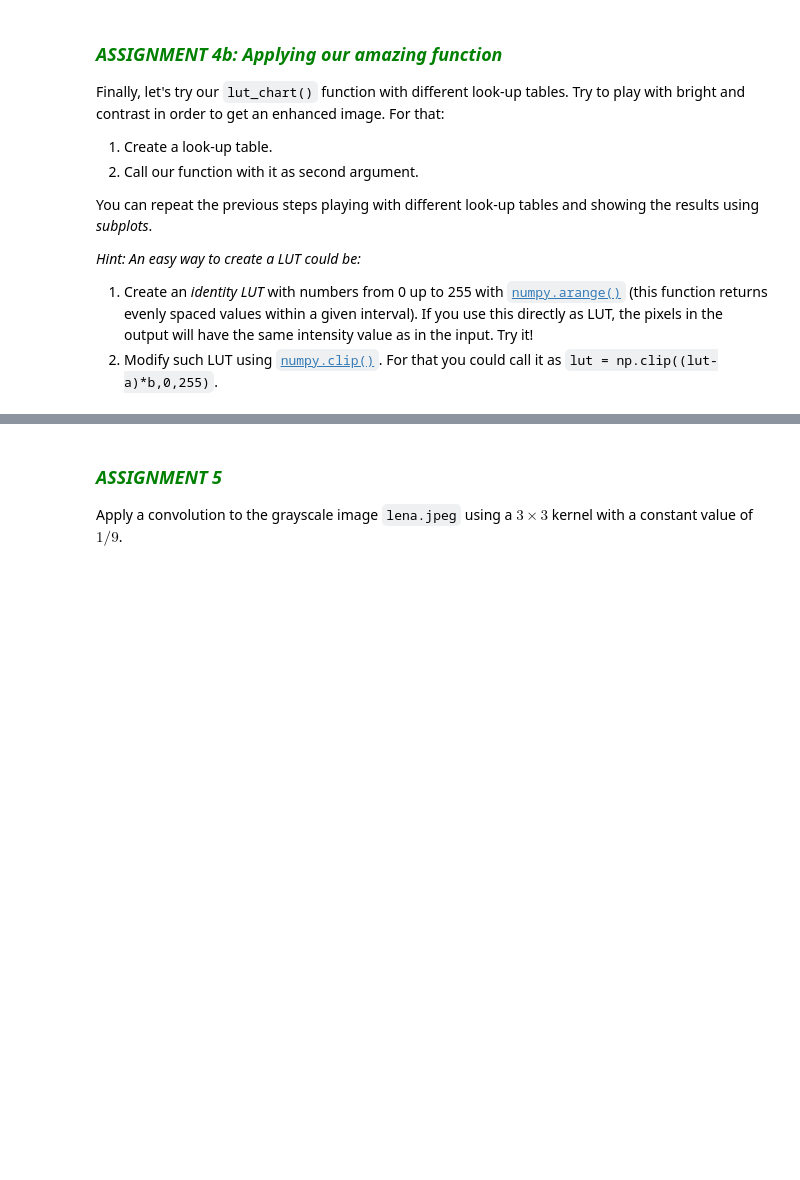
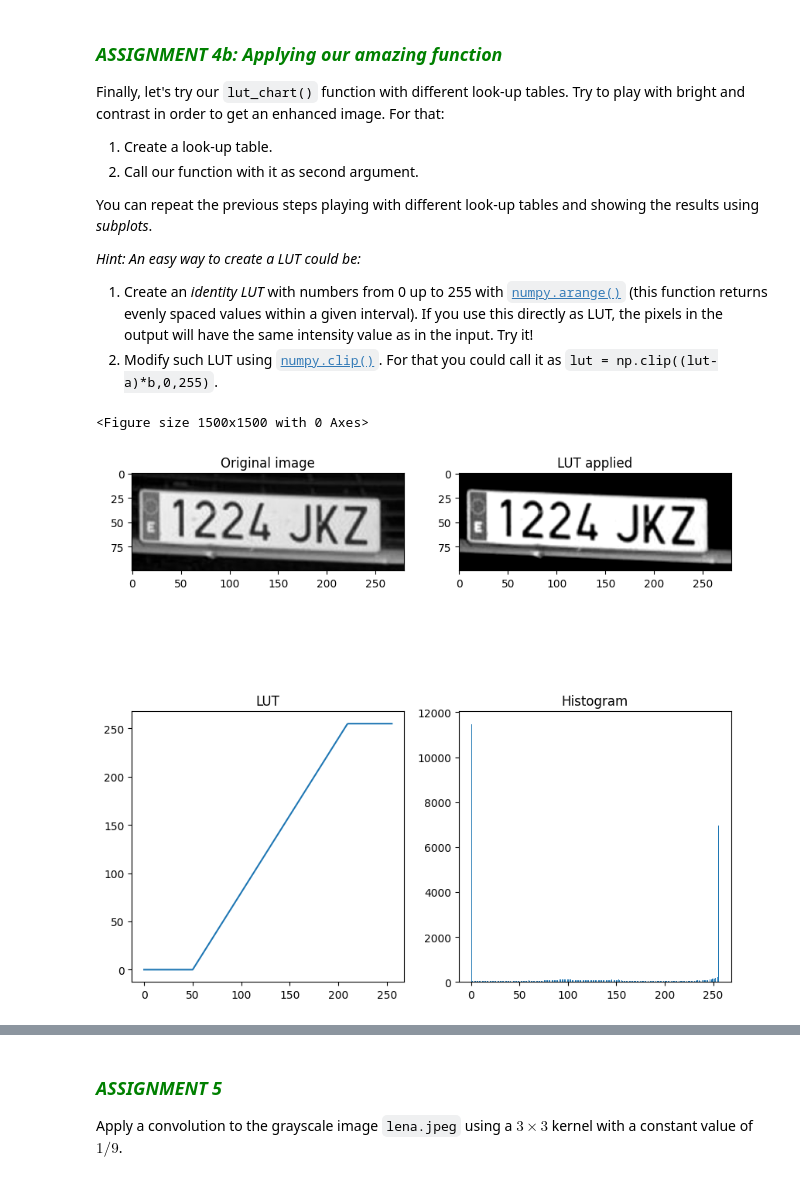
Before and after one commit to projectGeorge/uma_cv_2025, a Jupyter notebook: Chapter 02. Image processing/2.1 IP tools.ipynb, the cells around one changed output, grey strips where cells are left out. Saved outputs shown, nothing was run; the diff lists cells and outputs as text; code cells hidden in the pictures; blank space fills up the shorter version.

```diff
--- a/Chapter 02. Image processing/2.1 IP tools.ipynb
+++ b/Chapter 02. Image processing/2.1 IP tools.ipynb
@@ -231,28 +235,28 @@ def lut_chart(image, lut):
                 output ones.
     """
     # Apply LUT
-    im_lut = None
+    im_lut = cv2.LUT(image,lut, )
 
     # Show the initial image
     plt.figure(1)
     plt.figure(figsize=(10,10))
-    plt.subplot(None, None, None)
-    plt.imshow(None, None)
+    plt.subplot(2, 2, 1)
+    plt.imshow(image, cmap='gray')
     plt.title('Original image')
 
     # Show the resultant one
-    plt.subplot(None, None, None)
-    plt.imshow(None, None)
+    plt.subplot(2, 2, 2)
+    plt.imshow(im_lut, cmap='gray')
     plt.title('LUT applied')
 
     # Plot the used LUT
-    plt.subplot(None,None,None)
+    plt.subplot(2,2,3)
     plt.title('LUT')
-    plt.plot(None, None) # Hint: np.arange() can be useful as first argument to this function
+    plt.plot(np.arange(256), lut) # Hint: np.arange() can be useful as first argument to this function
 
     # And finally, the resultant histogram
-    plt.subplot(None, None, None)
-    plt.hist(None, None, None)
+    plt.subplot(2, 2, 4)
+    plt.hist(im_lut.ravel(),256,[0,256])
     plt.title('Histogram')
     plt.show()
 # %% [markdown]
@@ -271,13 +275,16 @@ You can repeat the previous steps playing with different look-up tables and show
 # %%
 # ASSIGNMENT 4b
 # Create the LUT array (have a look to numpy.arange and numpy.clip functions)
-lut = np.arange(None)
-a = None
-b = None
-lut = np.clip((lut-a)*b, None, None)
+lut = np.arange(0,256)
+a = 50
+b = 1.6
+lut = np.clip((lut-a)*b, 0, 255)
 
 # Execute our function on the cropped car plate image
 lut_chart(image_cropped,lut)
+# %% [output]
+<Figure size 1500x1500 with 0 Axes>
+[figure, added]
 # %% [markdown]
 <font color='blue'>**Expected output:**  </font>
 
```
Also changed, not shown: parts of 4 cells of this notebook.
